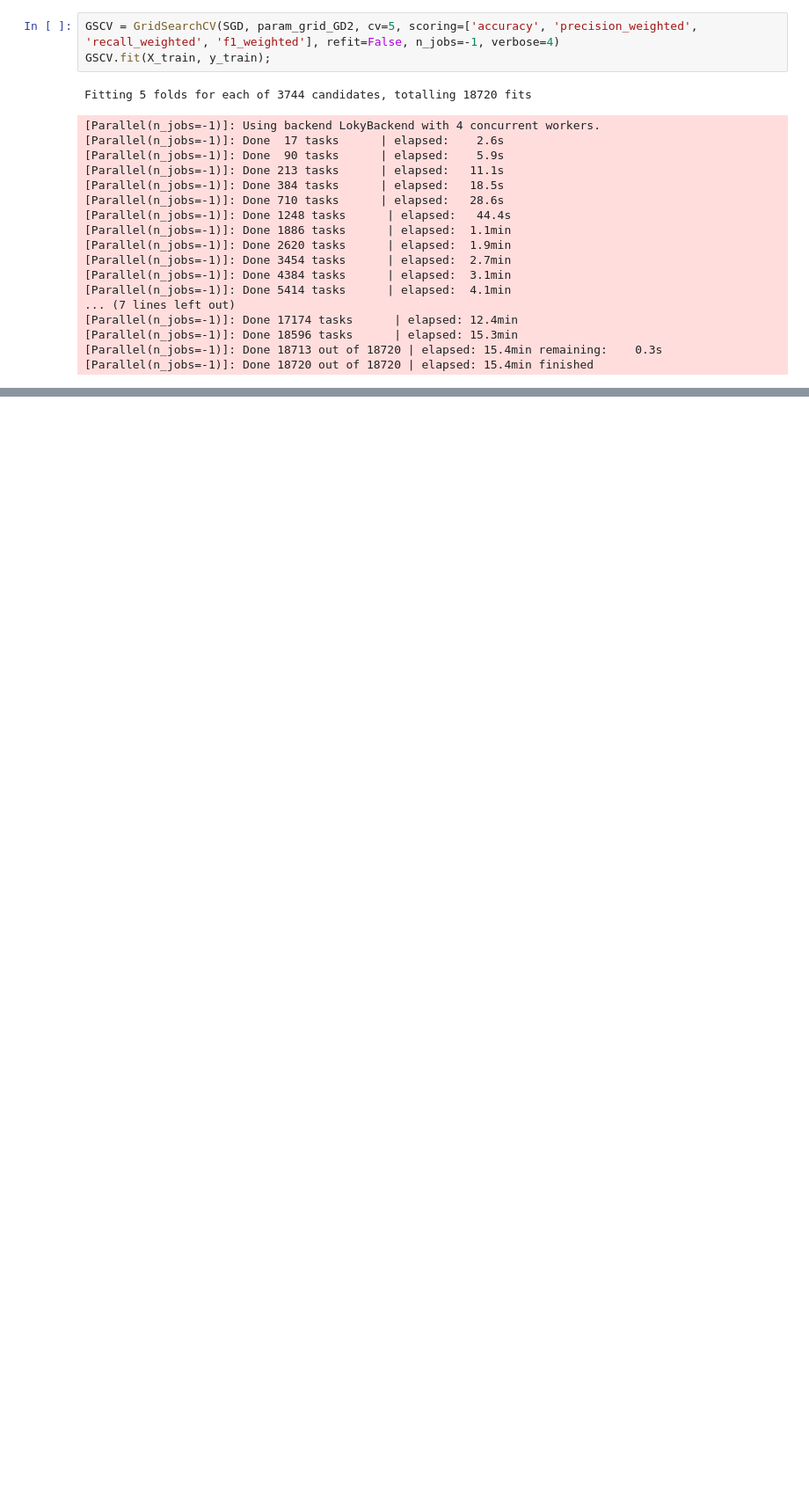
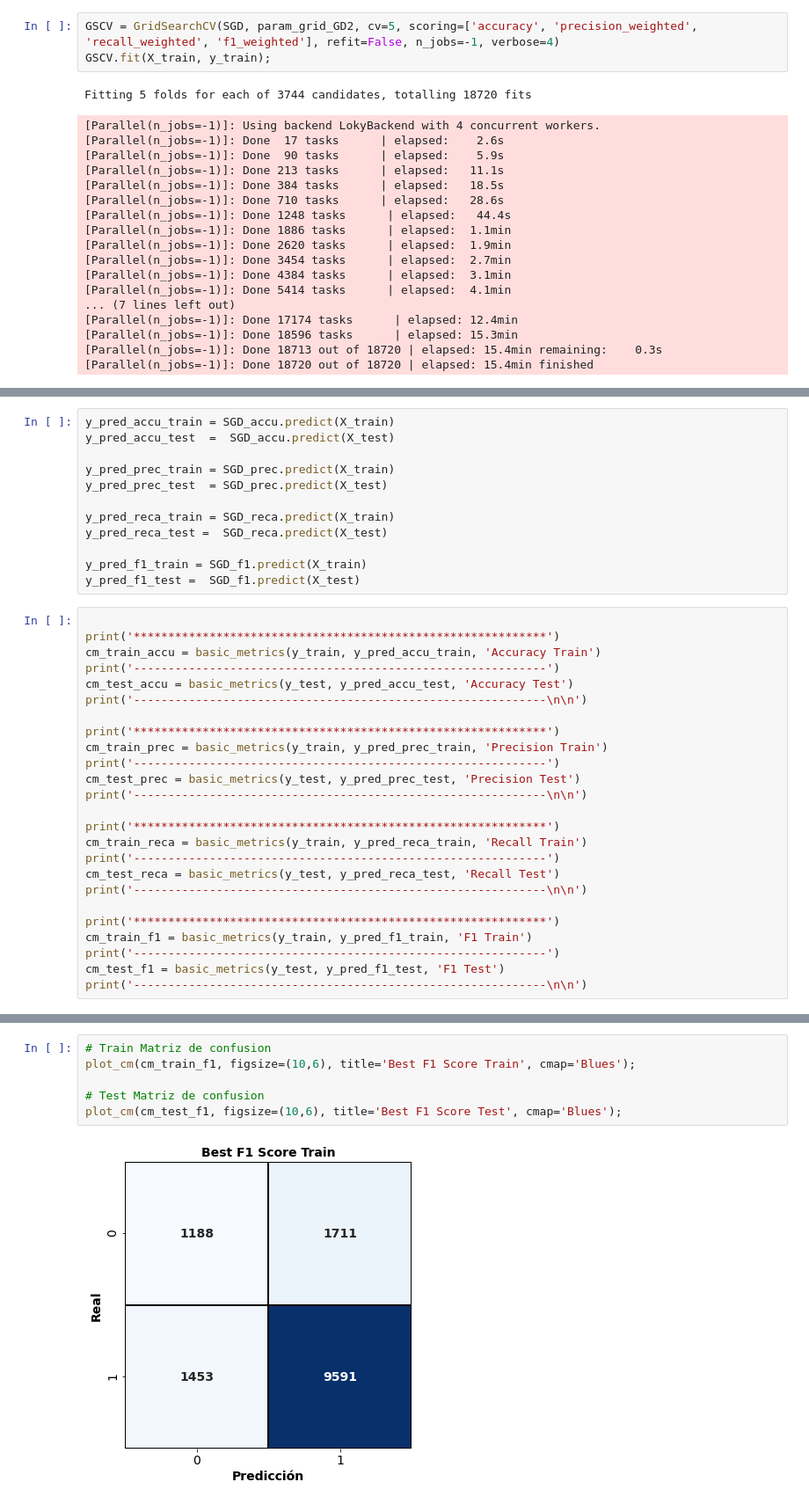
Before and after one commit to giannipablo/MentoriaDiploDatos2020, a Jupyter notebook: Practico_3y4_pg_draft.ipynb, the cells around one changed output, grey strips where cells are left out. Shown at 88% size. Cells and saved outputs as stored; diff of their text form; blank space fills up the shorter version.

```diff
--- a/Practico_3y4_pg_draft.ipynb
+++ b/Practico_3y4_pg_draft.ipynb
@@ -236,0 +231,37 @@ Name: mean_test_f1_weighted, dtype: float64
+# %%
+y_pred_accu_train = SGD_accu.predict(X_train)
+y_pred_accu_test  =  SGD_accu.predict(X_test)
+
+y_pred_prec_train = SGD_prec.predict(X_train)
+y_pred_prec_test  = SGD_prec.predict(X_test)
+
+y_pred_reca_train = SGD_reca.predict(X_train)
+y_pred_reca_test =  SGD_reca.predict(X_test)
+
+y_pred_f1_train = SGD_f1.predict(X_train)
+y_pred_f1_test =  SGD_f1.predict(X_test)
+# %%
+
+print('************************************************************')
+cm_train_accu = basic_metrics(y_train, y_pred_accu_train, 'Accuracy Train')
+print('------------------------------------------------------------')
+cm_test_accu = basic_metrics(y_test, y_pred_accu_test, 'Accuracy Test')
+print('------------------------------------------------------------\n\n')
+
+print('************************************************************')
+cm_train_prec = basic_metrics(y_train, y_pred_prec_train, 'Precision Train')
+print('------------------------------------------------------------')
+cm_test_prec = basic_metrics(y_test, y_pred_prec_test, 'Precision Test')
+print('------------------------------------------------------------\n\n')
+
+print('************************************************************')
+cm_train_reca = basic_metrics(y_train, y_pred_reca_train, 'Recall Train')
+print('------------------------------------------------------------')
+cm_test_reca = basic_metrics(y_test, y_pred_reca_test, 'Recall Test')
+print('------------------------------------------------------------\n\n')
+
+print('************************************************************')
+cm_train_f1 = basic_metrics(y_train, y_pred_f1_train, 'F1 Train')
+print('------------------------------------------------------------')
+cm_test_f1 = basic_metrics(y_test, y_pred_f1_test, 'F1 Test')
+print('------------------------------------------------------------\n\n')
@@ -236,0 +286,8 @@ Name: mean_test_f1_weighted, dtype: float64
+# %%
+# Train Matriz de confusion
+plot_cm(cm_train_f1, figsize=(10,6), title='Best F1 Score Train', cmap='Blues');
+
+# Test Matriz de confusion
+plot_cm(cm_test_f1, figsize=(10,6), title='Best F1 Score Test', cmap='Blues');
+# %% [output]
+[figure, added]
```
Also changed, not shown: parts of 15 cells of this notebook.
